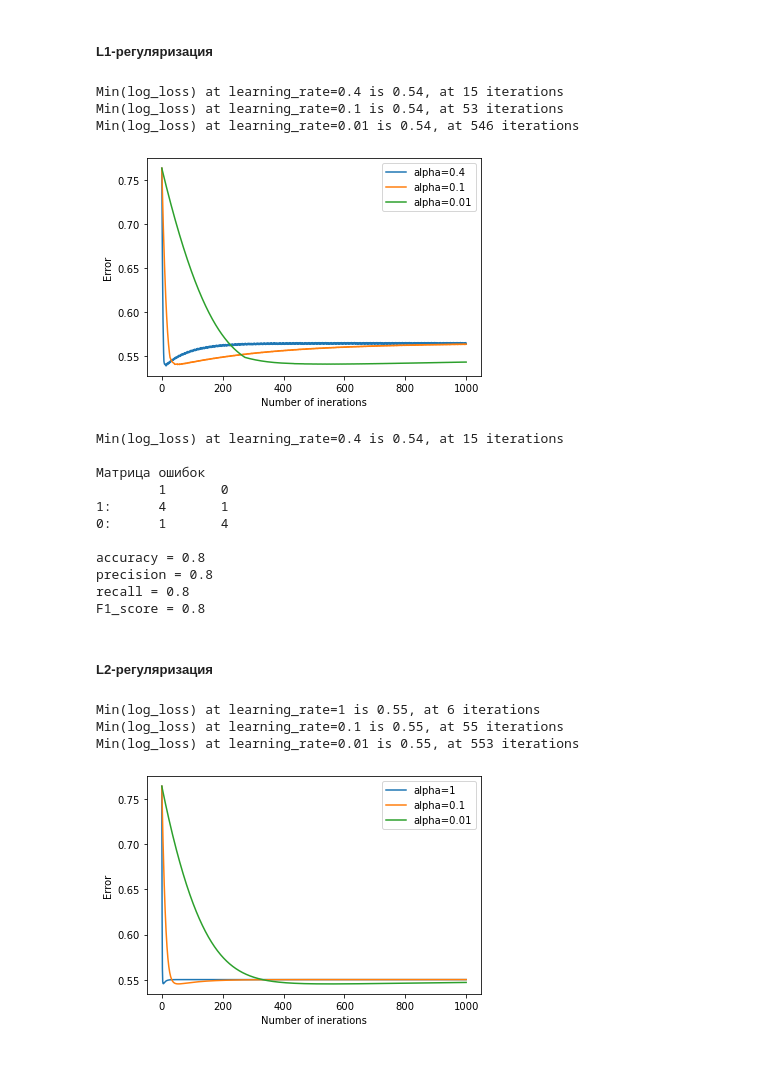
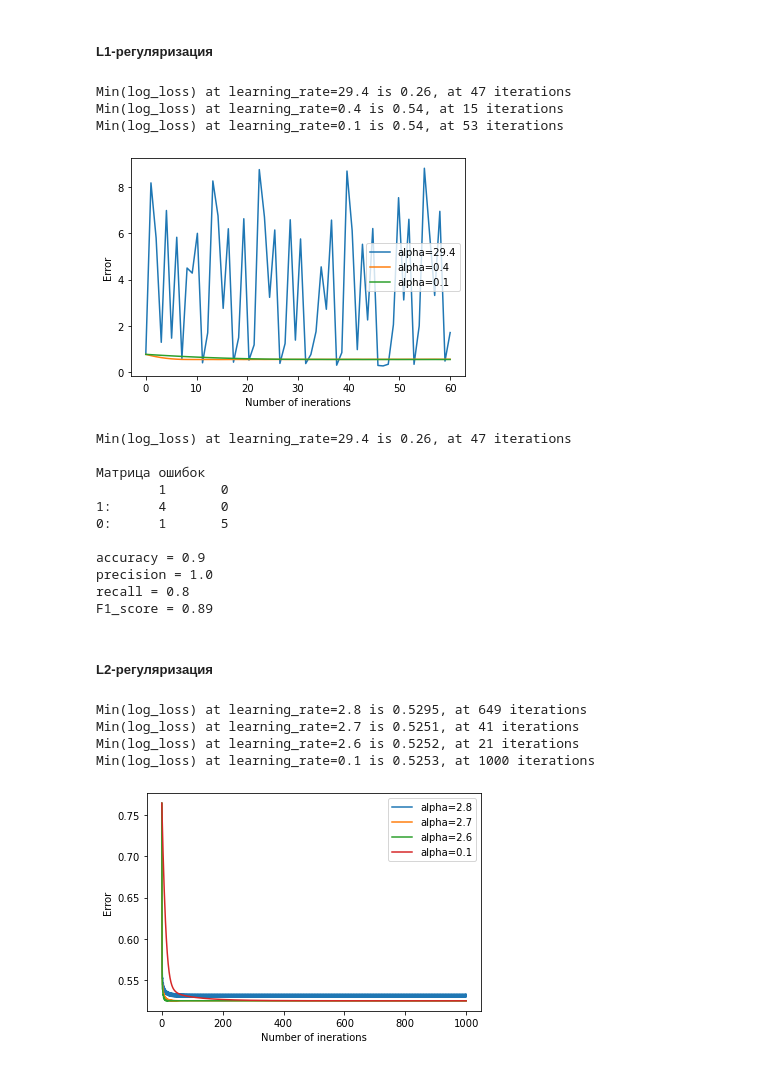
Before and after one commit to Yanina-Kutovaya/Algorithms, a Jupyter notebook: 3_Logistic_classification.ipynb, the cells around one changed output. Cells and saved outputs as stored; diff of their text form; code cells hidden in the pictures.

```diff
--- a/3_Logistic_classification.ipynb
+++ b/3_Logistic_classification.ipynb
@@ -14,8 +14,7 @@ X[1:,:] = (X[1:,:] - X[1:,:].mean(axis=1).reshape([3, 1])) / X[1:,:].std(axis=1)
 #### Задание 1
 Измените функцию calc_logloss так, чтобы нули по возможности не попадали в np.log.
 # %%
-def calc_logloss(y, y_pred):
-    epsilon = 1e-12
+def calc_logloss(y, y_pred, epsilon = 1e-12):
     y_pred[y_pred==0] += epsilon
     y_pred[y_pred==1] -= epsilon
     err = - np.mean(y * np.log(y_pred) + (1.0 - y) * np.log(1.0 - y_pred))
@@ -82,11 +83,11 @@ def calc_pred_proba(W, X):
 #### Задание 4
 Создайте функцию calc_pred, возвращающую предсказанный класс (на вход подаются W, который уже посчитан функцией eval_model и X, на выходе - массив y_pred).
 # %%
-def calc_pred(W, X):
+def calc_pred(W, X, split_level=0.5):
     z = np.dot(W, X)
     y_pred = sigmoid(z)
-    y_pred[y_pred >= 0.5] = 1
-    y_pred[y_pred < 0.5] = 0
+    y_pred[y_pred >= split_level] = 1
+    y_pred[y_pred < split_level] = 0
     return y_pred
 # %% [markdown]
 #### Задание 5
@@ -111,7 +112,7 @@ def metrics(y, y_pred):
     print(f'recall = {recall}')
     print(f'F1_score = {round(F1_score, 2)}')
 # %%
-W, _ = eval_model(X, y, iterations=200, alpha=4)
+W, _ = eval_model(X, y, iterations=1000, alpha=29.45)
 y_pred = calc_pred(W, X)
 
 metrics(y, y_pred)
@@ -158,31 +159,31 @@ def eval_model_L1(X, y, iterations, alpha=1e-4, lambda_=0.75):
     print(f'Min(log_loss) at learning_rate={alpha} is {round(min_err, 2)}, at {n_iter} iterations')
     return W, err_history
 # %%
-t = 1000
-alpha_list = [4e-1, 1e-1,  1e-2]
+t = 60
+alpha_list = [29.4, 4e-1, 1e-1]
 plot (t, alpha_list, model=eval_model_L1)
 # %% [output]
+Min(log_loss) at learning_rate=29.4 is 0.26, at 47 iterations
 Min(log_loss) at learning_rate=0.4 is 0.54, at 15 iterations
 Min(log_loss) at learning_rate=0.1 is 0.54, at 53 iterations
-Min(log_loss) at learning_rate=0.01 is 0.54, at 546 iterations
-[figure, old version]
+[figure, new version]
 # %%
-W, _ = eval_model_L1(X, y, iterations=15, alpha=0.4)
+W, _ = eval_model_L1(X, y, iterations=47, alpha=29.4)
 y_pred = calc_pred(W, X)
 
 metrics(y, y_pred)
 # %% [output]
-Min(log_loss) at learning_rate=0.4 is 0.54, at 15 iterations
+Min(log_loss) at learning_rate=29.4 is 0.26, at 47 iterations
 
 Матрица ошибок
         1       0
-1:      4       1
-0:      1       4
+1:      4       0
+0:      1       5
 
-accuracy = 0.8
-precision = 0.8
+accuracy = 0.9
+precision = 1.0
 recall = 0.8
-F1_score = 0.8
+F1_score = 0.89
 # %% [markdown]
 ##### L2-регуляризация
 # %%
@@ -207,11 +208,12 @@ def eval_model_L2(X, y, iterations, alpha=1e-4, lambda_=1):
     return W, err_history
 # %%
 t = 1000
-alpha_list = [1, 1e-1,  1e-2]
+alpha_list = [2.8, 2.7, 2.6, 1e-1]
 plot (t, alpha_list, model=eval_model_L2)
 # %% [output]
-Min(log_loss) at learning_rate=1 is 0.55, at 6 iterations
-Min(log_loss) at learning_rate=0.1 is 0.55, at 55 iterations
-Min(log_loss) at learning_rate=0.01 is 0.55, at 553 iterations
+Min(log_loss) at learning_rate=2.8 is 0.5295, at 649 iterations
+Min(log_loss) at learning_rate=2.7 is 0.5251, at 41 iterations
+Min(log_loss) at learning_rate=2.6 is 0.5252, at 21 iterations
+Min(log_loss) at learning_rate=0.1 is 0.5253, at 1000 iterations
-[figure, old version]
+[figure, new version]
 # %%
```
Also changed, not shown: parts of 6 cells of this notebook.
